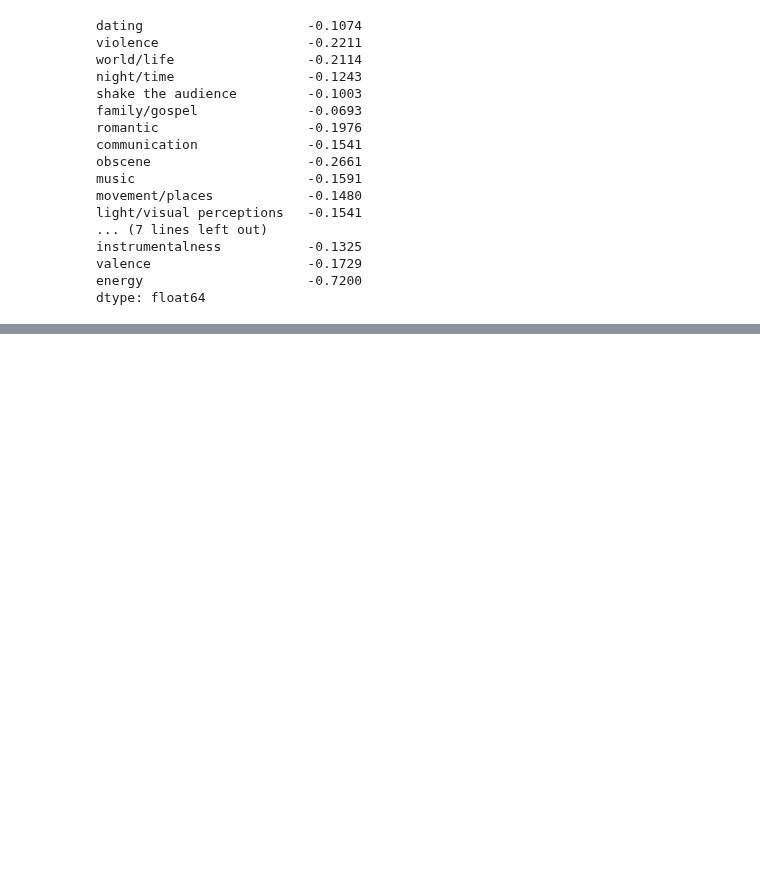
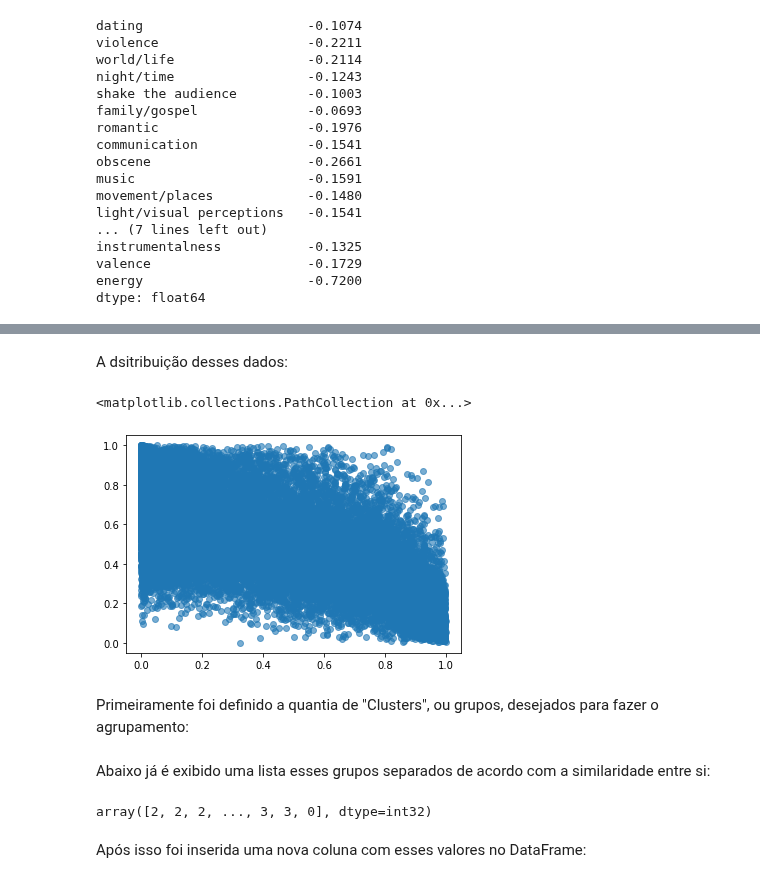
Before and after one commit to viniciusolzon/Music_Analysis, a Jupyter notebook: notebooks/dados_1950_2019.ipynb, the cells around one changed output, grey strips where cells are left out. Cells and saved outputs as stored; diff of their text form; code cells hidden in the pictures; blank space fills up the shorter version.

```diff
--- a/notebooks/dados_1950_2019.ipynb
+++ b/notebooks/dados_1950_2019.ipynb
@@ -205,0 +212,5 @@ dtype: float64
+# %%
+unecessary = ["genre", "lyrics", "dating", "violence", "world/life", "night/time", "shake the audience", "family/gospel",
+"sadness", "feelings", "danceability", "loudness", "instrumentalness", "valence", "topic",
+"romantic", "communication", "obscene", "music", "movement/places", "light/visual perceptions", "family/spiritual", "like/girls"]
+df.drop(unecessary, axis = "columns", inplace = True)
@@ -205,0 +233,9 @@ dtype: float64
+# %% [markdown]
+A dsitribuição desses dados:
+# %%
+plt.scatter(df["acousticness"], df["energy"], alpha = 0.6)
+# %% [output]
+<matplotlib.collections.PathCollection at 0x...>
+[figure, added]
+# %% [markdown]
+Primeiramente foi definido a quantia de "Clusters", ou grupos, desejados para fazer o agrupamento:
@@ -205,0 +244,9 @@ dtype: float64
+# %% [markdown]
+Abaixo já é exibido uma lista esses grupos separados de acordo com a similaridade entre si:
+# %%
+y_predicted = km.fit_predict(df[["acousticness", "energy"]])
+y_predicted
+# %% [output]
+array([2, 2, 2, ..., 3, 3, 0], dtype=int32)
+# %% [markdown]
+Após isso foi inserida uma nova coluna com esses valores no DataFrame:
```
Also changed, not shown: parts of 39 cells of this notebook, 1 other file.
